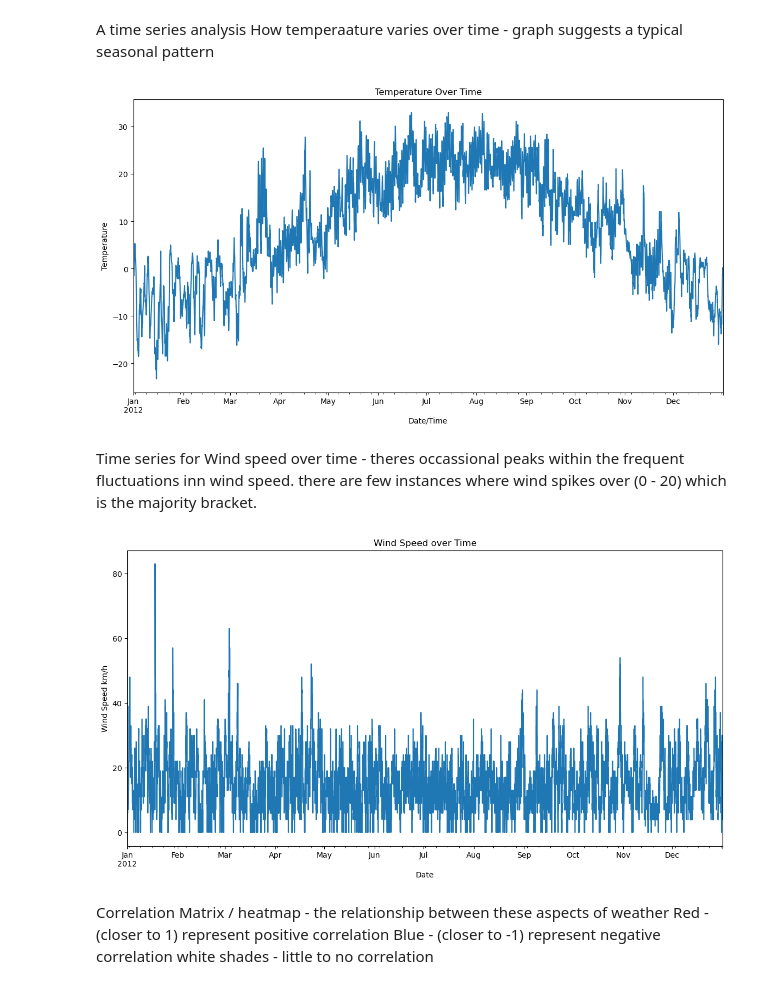
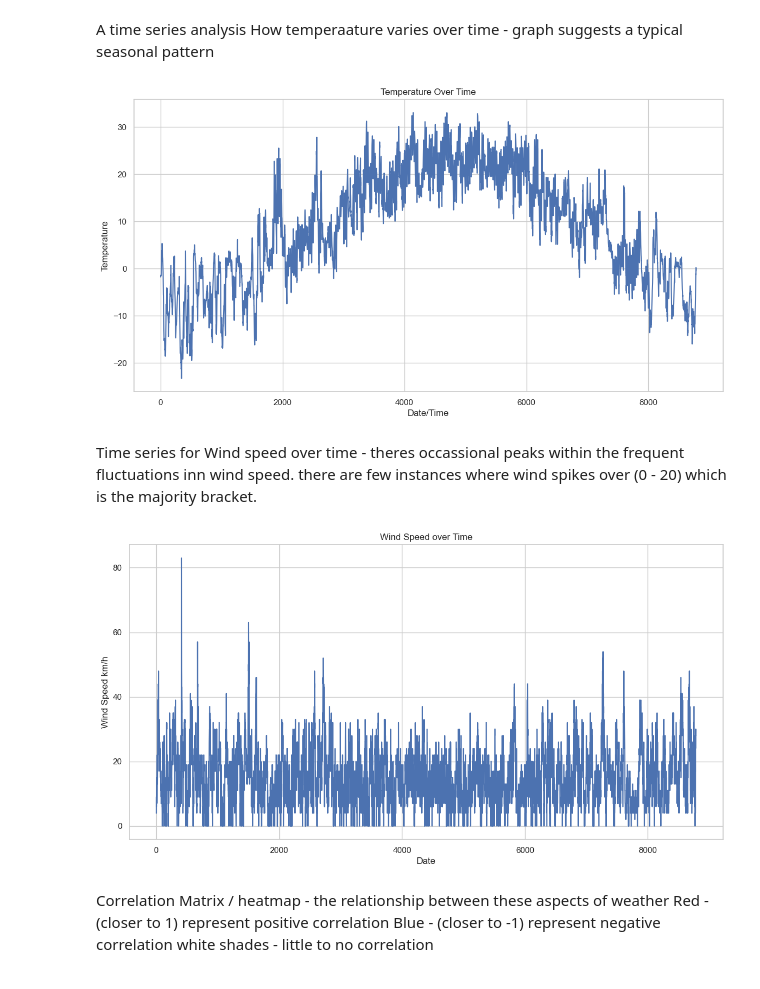
Before and after one commit to Nginacloud/Analytics, a Jupyter notebook: Analytics2/EDA.ipynb, the cells around one changed output. Cells and saved outputs as stored; diff of their text form; code cells hidden in the pictures.

```diff
--- a/Analytics2/EDA.ipynb
+++ b/Analytics2/EDA.ipynb
@@ -157,15 +177,13 @@ A time series analysis
 How temperaature varies over time - graph suggests a typical seasonal pattern
 # %%
 plt.figure(figsize=(14, 7))
-df['Date/Time'] = pd.to_datetime(df['Date/Time'])
-df.set_index('Date/Time', inplace=True)
 df['Temp_C'].plot()
 plt.title('Temperature Over Time')
 plt.xlabel('Date/Time')
 plt.ylabel('Temperature')
 plt.show()
 # %% [output]
-[figure, old version]
+[figure, new version]
 # %% [markdown]
 Time series for Wind speed over time - theres occassional peaks within the frequent fluctuations inn wind speed.
 there are few instances where wind spikes over (0 - 20) which is the majority bracket.
@@ -177,7 +195,7 @@ plt.xlabel('Date')
 plt.ylabel('Wind Speed km/h')
 plt.show()
 # %% [output]
-[figure, old version]
+[figure, new version]
 # %% [markdown]
 Correlation Matrix / heatmap - the relationship between these aspects of weather
 Red - (closer to 1) represent positive correlation
```
Also changed, not shown: parts of 7 cells of this notebook.
